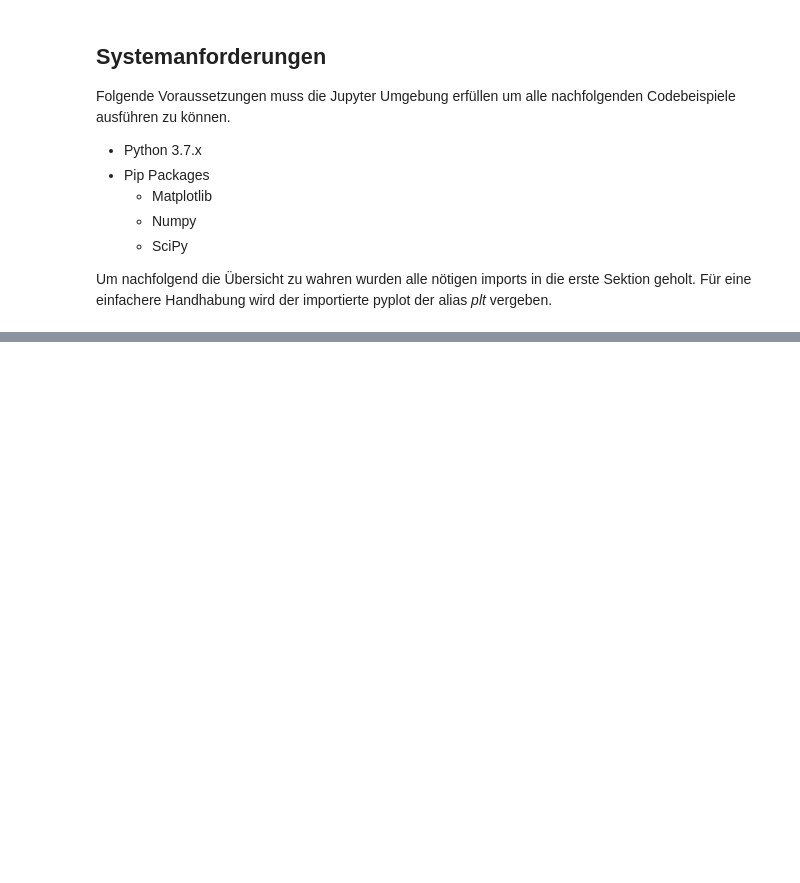
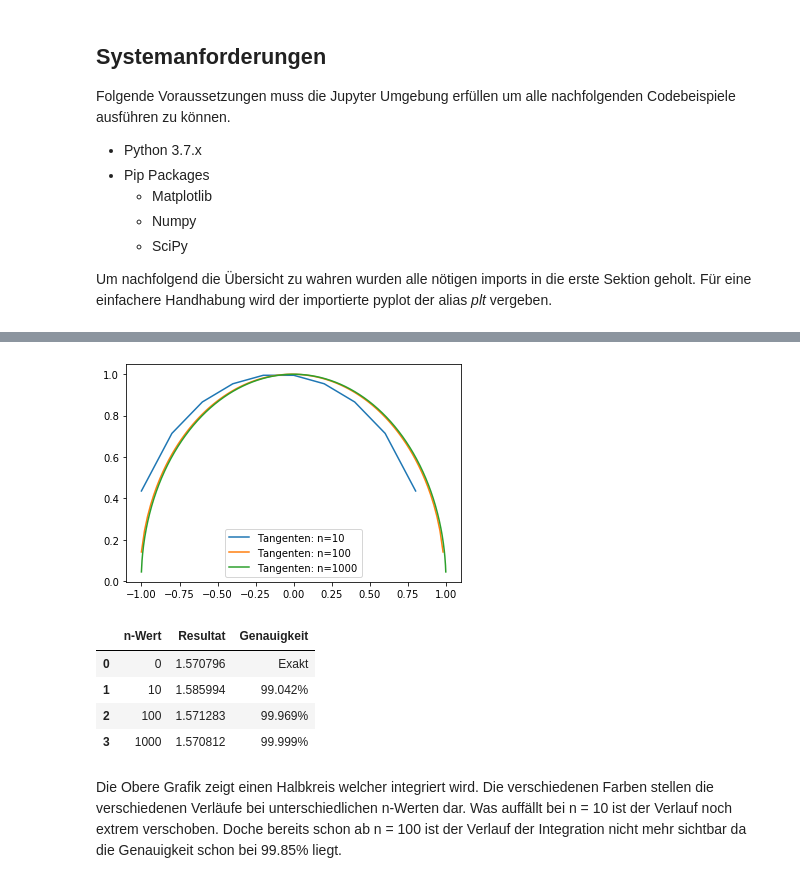
Before and after one commit to SwitzerChees/anpy, a Jupyter notebook: 2_matplotlib/notebook/numerische_integration.ipynb, the cells around one changed output, grey strips where cells are left out. Cells and saved outputs as stored; diff of their text form; code cells hidden in the pictures; blank space fills up the shorter version.

Commit message:
Allmost finished numerische integration

```diff
--- a/2_matplotlib/notebook/numerische_integration.ipynb
+++ b/2_matplotlib/notebook/numerische_integration.ipynb
@@ -309,0 +195,32 @@ https://mathepedia.de/Trapezregel.html
+# %%
+def tangenten_trapez_regel(f, a, b, n):
+    A, x, y = 0, [], []
+    steps = (b - a) / n
+    for i in range(0, n):
+        x.append(a + i * steps)
+        y.append(f((x[-1] + x[-1] + steps) / 2))
+        #if i > 0 and i != n:
+            #y.append(f((x[-1] + x[-2]) / 2))
+        #else:
+            #y.append(f(x[-1]))
+        A += y[-1] * steps
+        pass
+    return A, x, y
+# %%
+# Dies ist nun ein Beispiel der Implementation
+# die Genauigkeit wird anhand des Halbkreis-Integrals berechnet
+
+tt_results = test_rules_by_appr([['Tangenten', tangenten_trapez_regel]], appr_circle)
+
+tt_table = create_results_table(tt_results)
+
+display(pd.DataFrame(tt_table, columns=["n-Wert", "Resultat", "Genauigkeit"]))
+# %% [output]
+[figure, added]
+|  | n-Wert | Resultat | Genauigkeit |
+| 0 | 0 | 1.570796 | Exakt |
+| 1 | 10 | 1.585994 | 99.042% |
+| 2 | 100 | 1.571283 | 99.969% |
+| 3 | 1000 | 1.570812 | 99.999% |
+# %% [markdown]
+Die Obere Grafik zeigt einen Halbkreis welcher integriert wird. Die verschiedenen Farben stellen die verschiedenen Verläufe bei unterschiedlichen n-Werten dar. Was auffällt bei n = 10 ist der Verlauf noch extrem verschoben. Doche bereits schon ab n = 100 ist der Verlauf der Integration nicht mehr sichtbar da die Genauigkeit schon bei 99.85% liegt.
```
Also changed, not shown: parts of 42 cells of this notebook, 2 other files.
